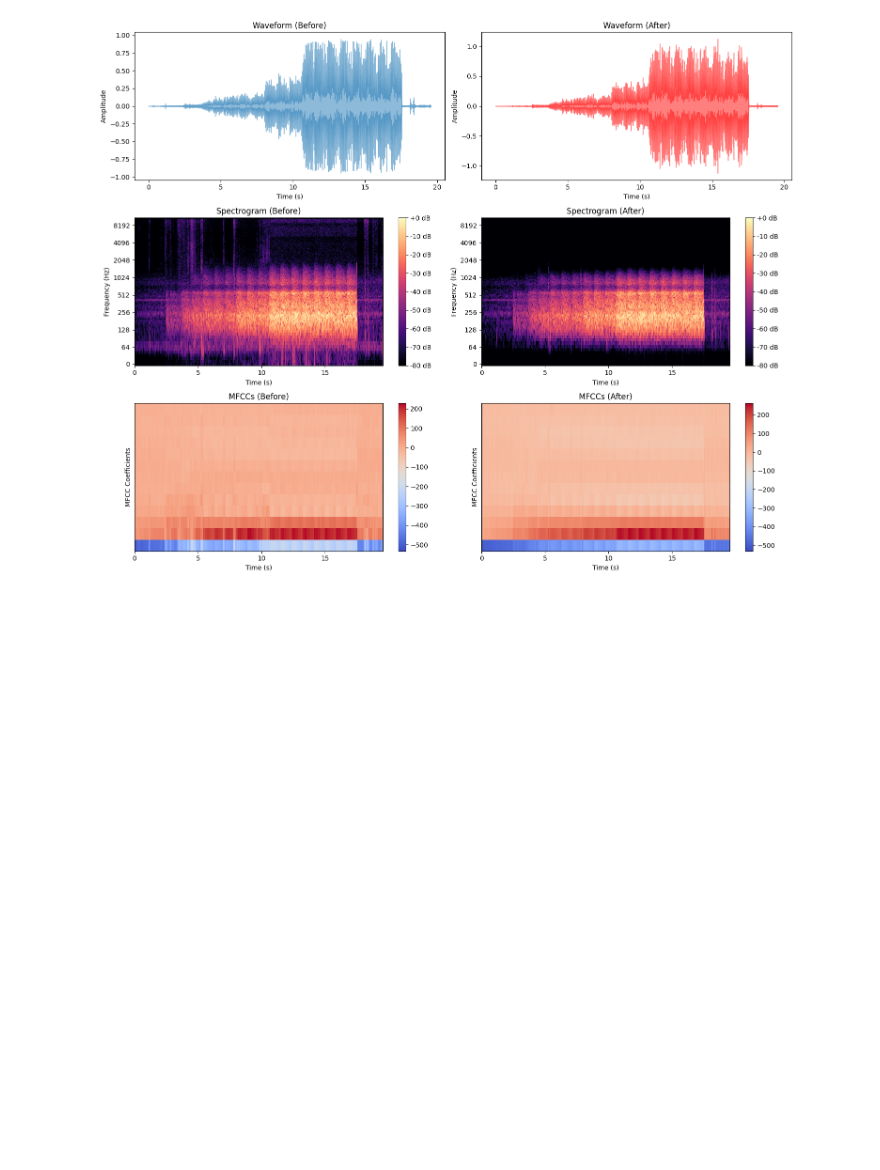
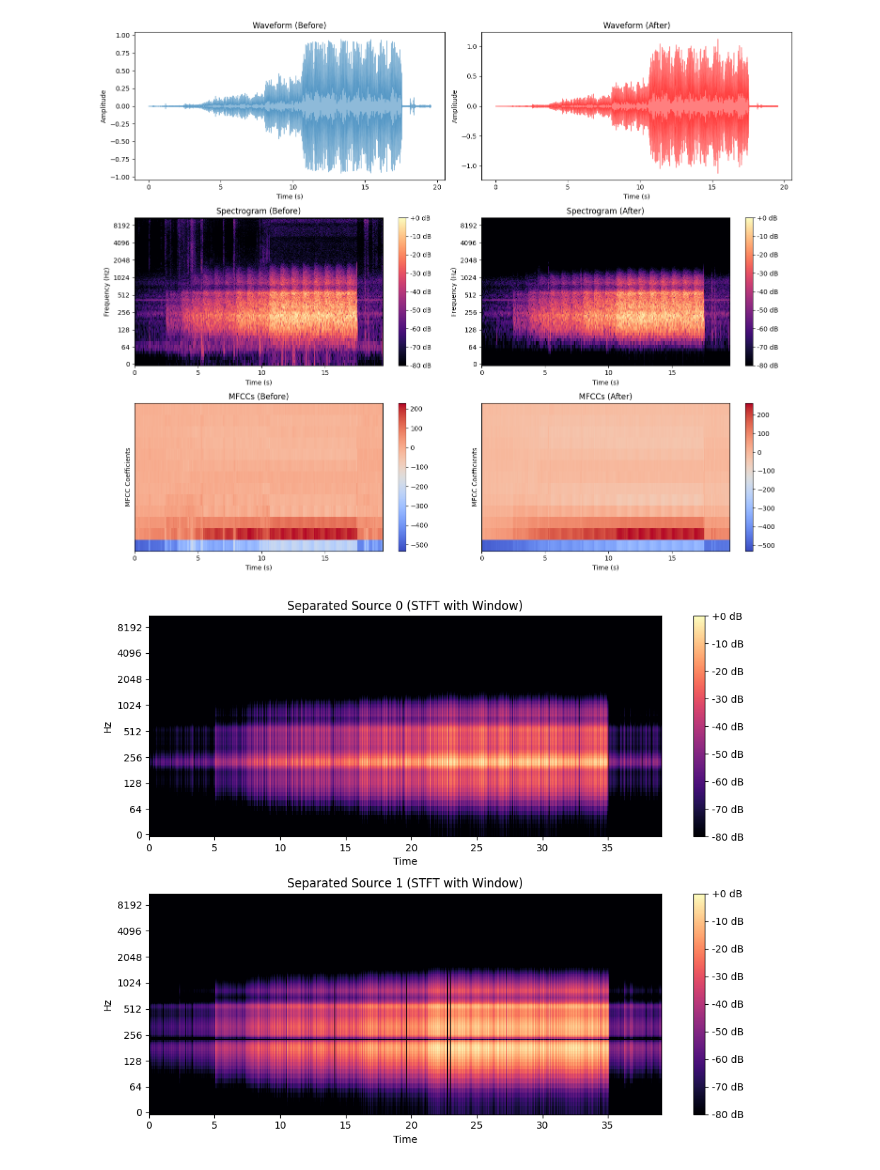
Before and after one commit to katsuhiro-wq/katsuhiro-wq, a Jupyter notebook: シャント音前処理と解析.ipynb, the cells around one changed output. Saved outputs shown, nothing was run; the diff lists cells and outputs as text; code cells hidden in the pictures; blank space fills up the shorter version.

```diff
--- a/シャント音前処理と解析.ipynb
+++ b/シャント音前処理と解析.ipynb
@@ -172,3 +200,53 @@ plt.savefig('shunt_analysis.png')
 plt.show()
 # %% [output]
 [figure]
+# %%
+import librosa
+import librosa.display
+import numpy as np
+import matplotlib.pyplot as plt
+from sklearn.decomposition import NMF
+from scipy.signal import get_window
+import soundfile as sf
+
+# 音声ファイルの読み込み
+y, sr = librosa.load('filtered_audio.wav')
+
+# 窓関数の設定
+window_type = 'hann'  # 窓関数の種類
+window_length = 1024  # 窓関数の長さ
+# window = get_window(window_type, window_length) # Remove this line
+
+# STFTを用いてスペクトログラムを計算 (窓関数を適用)
+# Pass window_length and window_type to librosa.stft
+S = np.abs(librosa.stft(y, window=window_type, win_length=window_length))
+
+# NMFによる音源分離
+n_components = 2  # 分離する音源の数
+model = NMF(n_components=n_components, init='random', random_state=0)
+W = model.fit_transform(S)
+H = model.components_
+
+# 分離された音源のスペクトログラムを再構築
+S_separated = [W[:, i:i+1] @ H[i:i+1, :] for i in range(n_components)]
+
+# 各音源のスペクトログラムを逆STFTで時間領域信号に変換 (窓関数を適用)
+# Pass window_length and window_type to librosa.istft
+y_separated = [librosa.istft(S_i, window=window_type, win_length=window_length) for S_i in S_separated]
+
+# 分離された音源を保存
+for i, y_i in enumerate(y_separated):
+    # Use soundfile.write instead of librosa.output.write_wav
+    sf.write(f'separated_source_stft_window_{i}.wav', y_i, sr)
+
+# 結果の表示 (スペクトログラム)
+plt.figure(figsize=(10, 8))
+for i, S_i in enumerate(S_separated):
+    plt.subplot(n_components, 1, i+1)
+    librosa.display.specshow(librosa.amplitude_to_db(S_i, ref=np.max), sr=sr, x_axis='time', y_axis='log')
+    plt.title(f'Separated Source {i} (STFT with Window)')
+    plt.colorbar(format='%+2.0f dB')
+plt.tight_layout()
+plt.show()
+# %% [output]
+[figure, added]
```
Also changed, not shown: parts of 10 cells of this notebook.
